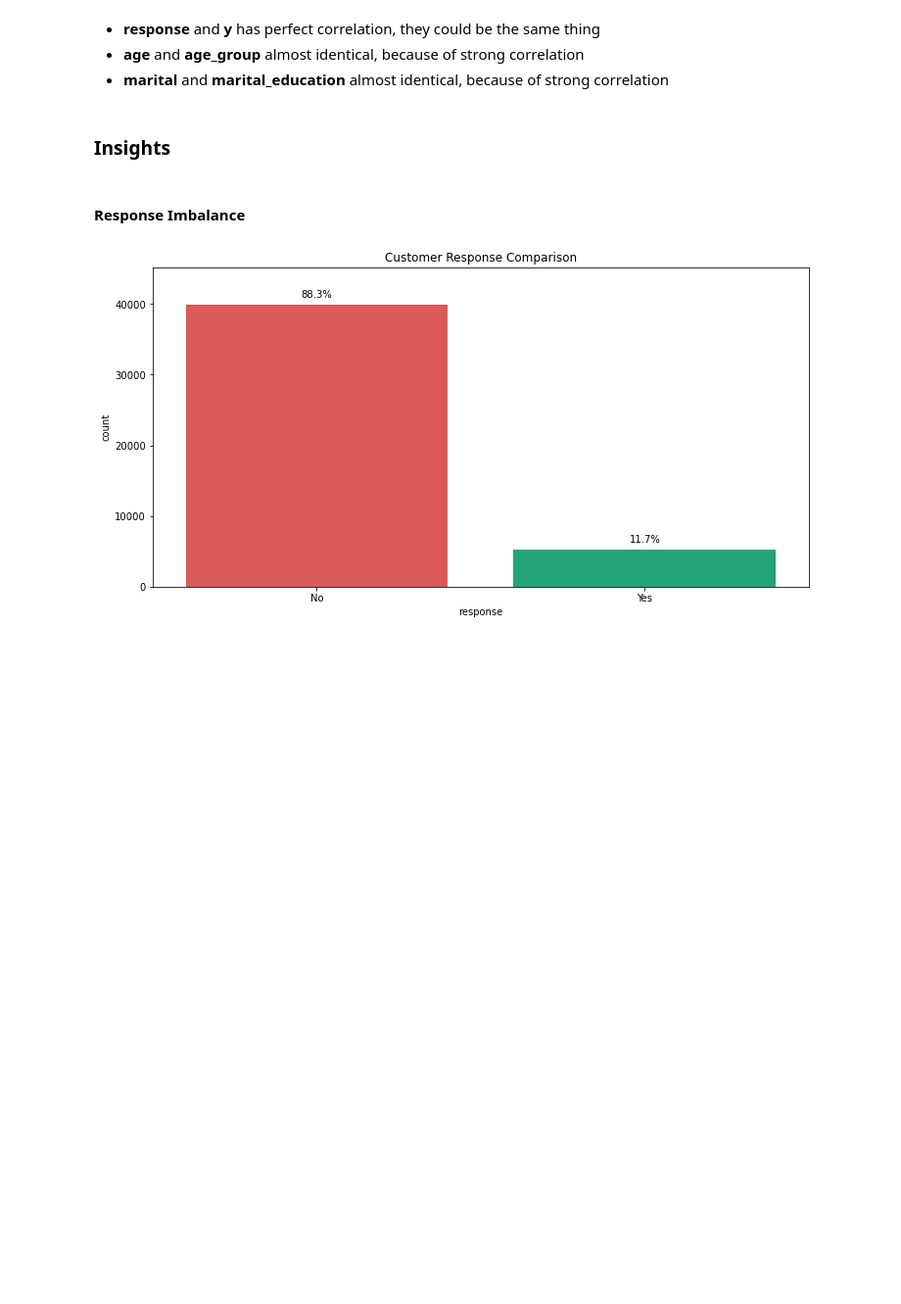
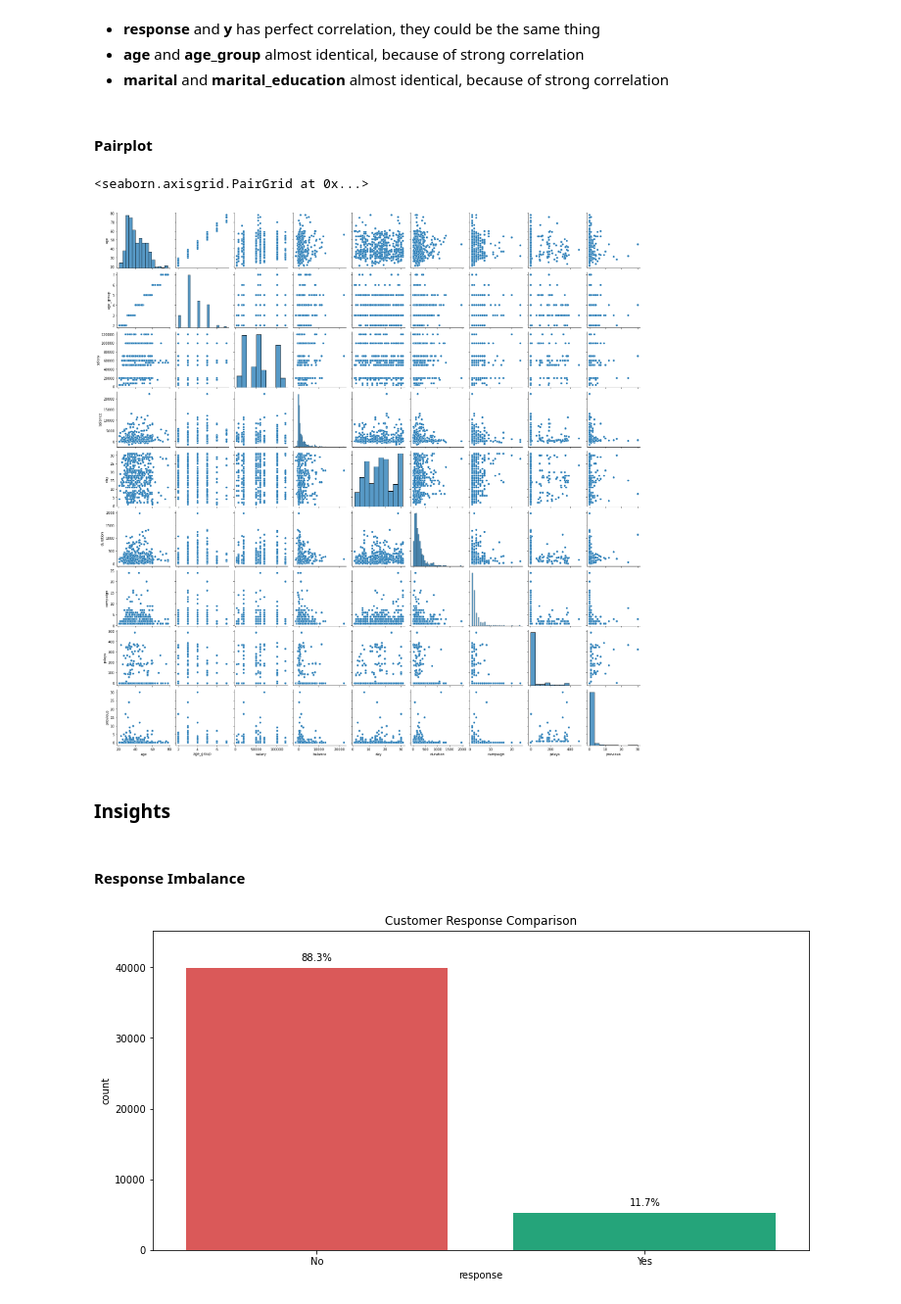
Before and after one commit to dendihandian/data-portfolio, a Jupyter notebook: bank-marketing/bank-marketing.ipynb, the cells around one changed output. Shown at 98% size. Cells and saved outputs as stored; diff of their text form; code cells hidden in the pictures; blank space fills up the shorter version.

```diff
--- a/bank-marketing/bank-marketing.ipynb
+++ b/bank-marketing/bank-marketing.ipynb
@@ -303,3 +300,10 @@ plt.show();
+# %% [markdown]
+#### Pairplot
+# %%
+sns.pairplot(data=df.select_dtypes(include='number').sample(500, random_state=1))
+# %% [output]
+<seaborn.axisgrid.PairGrid at 0x...>
+[figure, added]
 # %% [markdown]
 ### Insights
 # %% [markdown]
```
Also changed, not shown: parts of 3 cells of this notebook.
